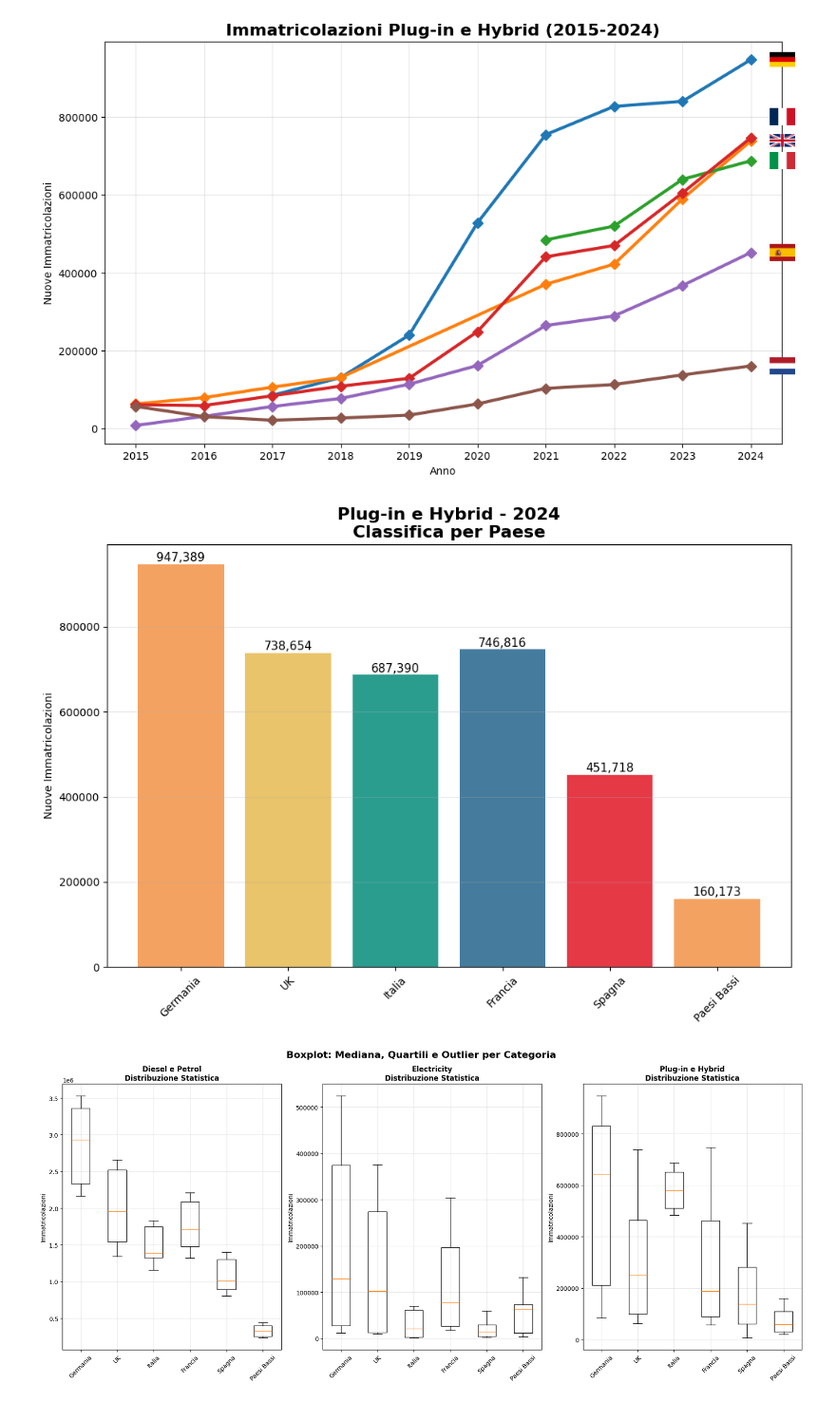
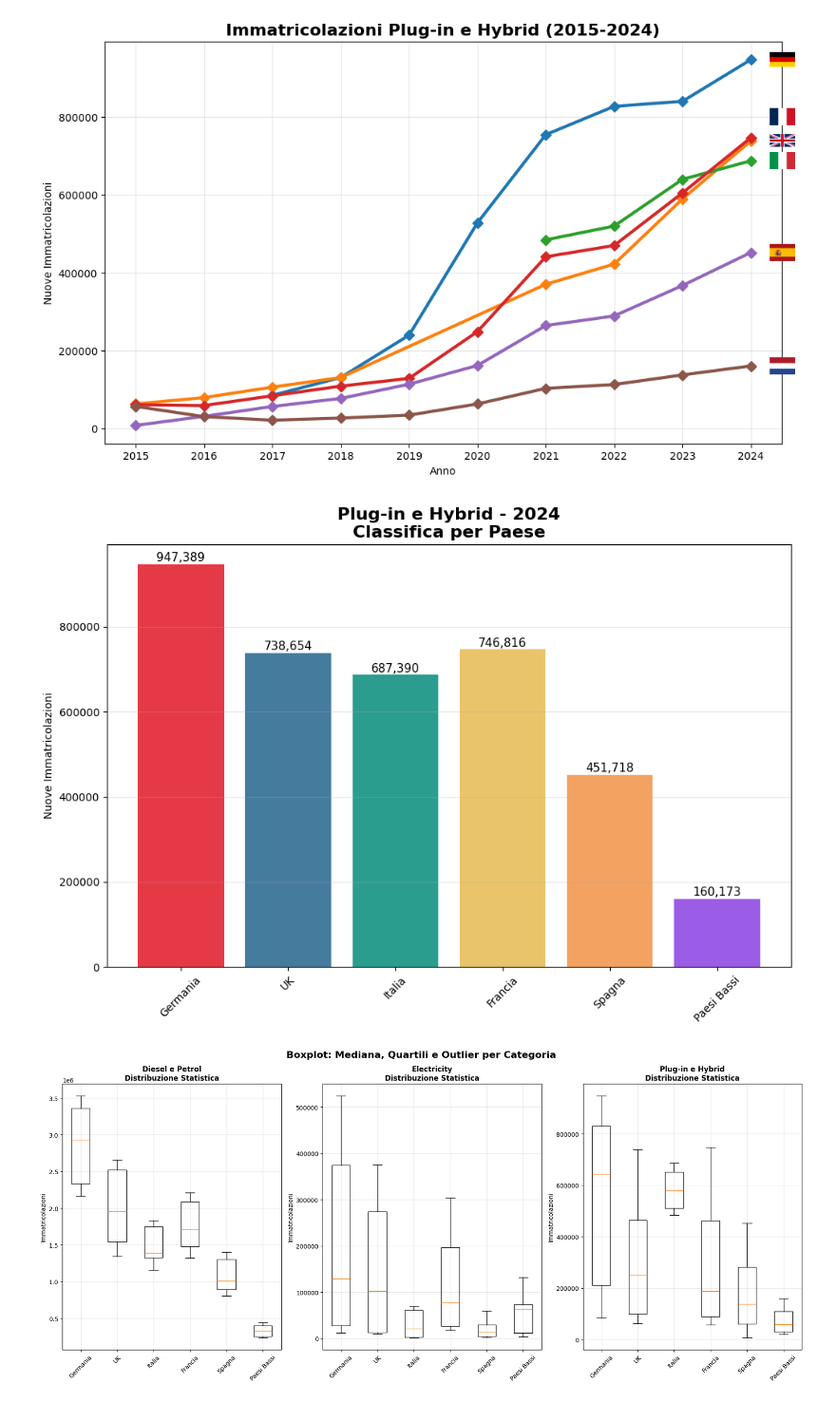
Before and after one commit to MarcoB27/data_visualization, a Jupyter notebook: script/combustion_engine_europe.ipynb, the cells around one changed output. Shown at 95% size. Drawn from its saved outputs; the diff is of its cells as text; code cells hidden in the pictures.

```diff
--- a/script/combustion_engine_europe.ipynb
+++ b/script/combustion_engine_europe.ipynb
@@ -283,15 +292,6 @@ plt.show()
 [figure]
 # %%
 fig1, ax1 = plt.subplots(figsize=(12, 7))
-
-flag_codes = {
-    'Germania':    'de',
-    'UK':          'gb',
-    'Italia':      'it',
-    'Francia':     'fr',
-    'Spagna':      'es',
-    'Paesi Bassi': 'nl',
-}
 
 flag_offset_y = {
     'Germania':    0,
@@ -302,7 +302,13 @@ flag_offset_y = {
     'Paesi Bassi': 0,
 }
 
-for country in countries.values():
+hybrid_data = (df[df['Category'] == 'Plug-in e Hybrid']
+               .groupby(['TIME_PERIOD', 'Country', 'Category'])['OBS_VALUE']
+               .sum()
+               .reset_index())
+
+
+for country in COUNTRIES.values():
     data_country = hybrid_data[hybrid_data['Country'] == country].sort_values('TIME_PERIOD')
     if not data_country.empty:
         ax1.plot(data_country['TIME_PERIOD'], data_country['OBS_VALUE'],
@@ -311,7 +317,7 @@ for country in countries.values():
         ultimo_anno = data_country['TIME_PERIOD'].iloc[-1]
         ultimo_valore = data_country['OBS_VALUE'].iloc[-1]
 
-        code = flag_codes.get(country)
+        code = FLAGS_CODE.get(country)
         if code:
             try:
                 flag_img = get_flag(code)
@@ -344,30 +350,30 @@ plt.show()
 # %%
 # GRAFICO 2: Barre ultimo anno
 last_year = hybrid_data['TIME_PERIOD'].max()
 last_hybrid = hybrid_data[hybrid_data['TIME_PERIOD'] == last_year]
 
-countries_order = [c for c in countries.values() if not last_hybrid[last_hybrid['Country'] == c].empty]
+countries_order = [c for c in COUNTRIES.values() if not last_hybrid[last_hybrid['Country'] == c].empty]
 values = [last_hybrid[last_hybrid['Country'] == c]['OBS_VALUE'].iloc[0]
           for c in countries_order]
 
 fig2, ax2 = plt.subplots(figsize=(10, 7))
 
-bars = ax2.bar(countries_order, values, color=['#F4A261', '#E9C46A', '#2A9D8F', '#457B9D', '#E63946'])
+bars = ax2.bar(countries_order, values, color=[colors[c] for c in countries_order])
 ax2.set_title(f'Plug-in e Hybrid - {last_year}\nClassifica per Paese', fontsize=16, fontweight='bold')
 ax2.set_ylabel('Nuove Immatricolazioni')
 
 for bar, val in zip(bars, values):
     height = bar.get_height()
     ax2.text(bar.get_x() + bar.get_width()/2., height + 1000,
              f'{int(val):,}', ha='center', va='bottom', fontsize=11)
 
 ax2.tick_params(axis='x', rotation=45)
 ax2.grid(True, alpha=0.3, axis='y')
 
 plt.tight_layout()
 plt.show()
 # %% [output]
-[figure, old version]
+[figure, new version]
 # %%
 # VARIANTE 10: BOXPLOT - Statistiche per Categoria e Paese
 fig, axes = plt.subplots(1, 3, figsize=(18, 8))
```
Also changed, not shown: parts of 10 cells of this notebook, 1 other file.
